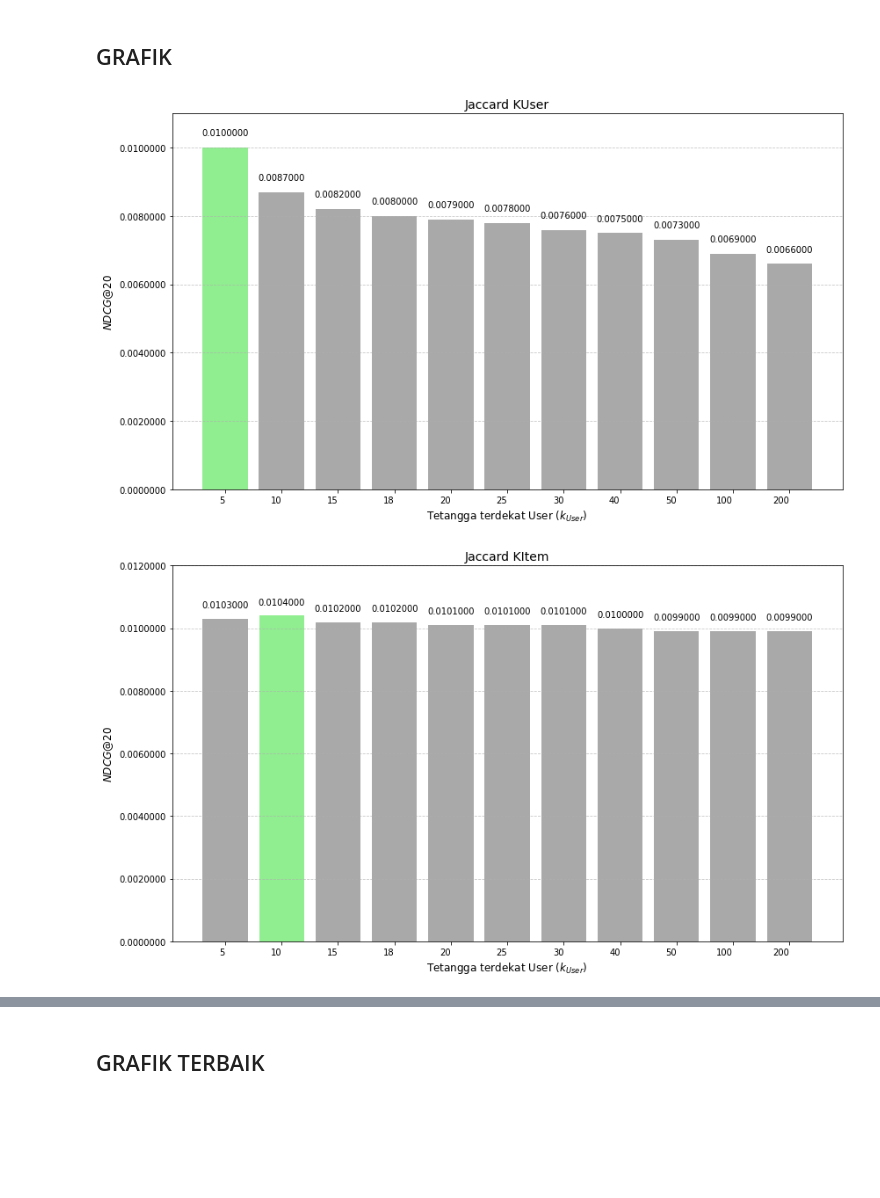
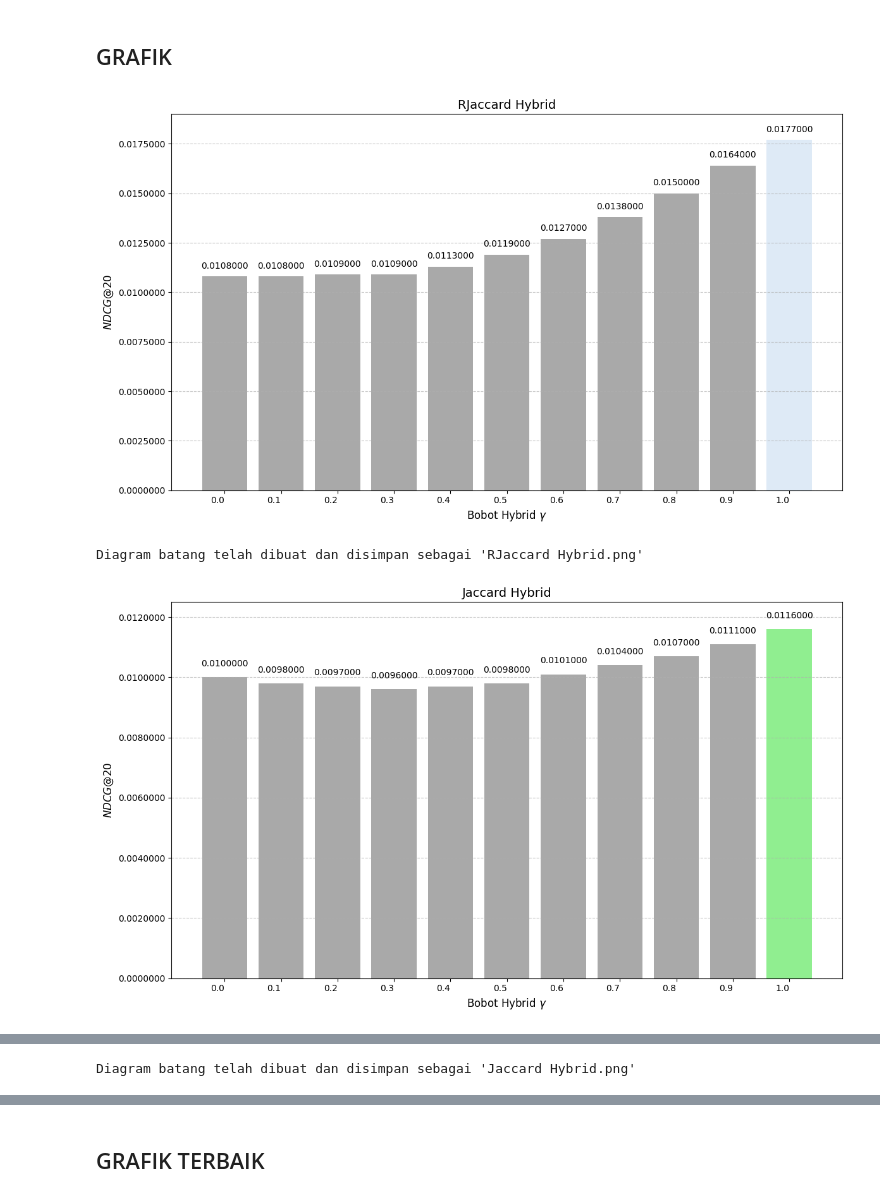
Before and after one commit to alfiiinur/setBasedImplentasi, a Jupyter notebook: evaluasi/NDCG.ipynb, the cells around one changed output, grey strips where cells are left out. Saved outputs shown, nothing was run; the diff lists cells and outputs as text; code cells hidden in the pictures; blank space fills up the shorter version.

```diff
--- a/evaluasi/NDCG.ipynb
+++ b/evaluasi/NDCG.ipynb
@@ -1407,7 +1407,7 @@ def plot_ndcg_bar_chart(x_labels_numeric, ndcg_values, title, filename, first_ba
     bars = plt.bar(x_labels_str, ndcg_values, color=colors)
 
     # Label sumbu
-    plt.xlabel('Tetangga terdekat User ($k_{User}$)', fontsize=12)
+    plt.xlabel('Bobot Hybrid $\gamma$', fontsize=12)
     plt.ylabel('$NDCG@20$', fontsize=12)
     plt.title(title, fontsize=14)
 
@@ -1428,51 +1428,54 @@ def plot_ndcg_bar_chart(x_labels_numeric, ndcg_values, title, filename, first_ba
     plt.tight_layout()
 
     # Simpan & tampilkan
-    # plt.savefig(f"../eda_Img/grafik_bab4/{filename}")
+    plt.savefig(f"../eda_Img/grafik_bab4/{filename}")
     plt.show()
-    # print(f"Diagram batang telah dibuat dan disimpan sebagai '{filename}'")
+    print(f"Diagram batang telah dibuat dan disimpan sebagai '{filename}'")
 # %%
 
 # Data untuk Jaccard
-x_jaccard = [5, 10, 15, 18, 20, 25, 30, 40, 50, 100, 200]
-ndcg_jaccard = [0.0100, 0.0087, 0.0082, 0.0080, 0.0079, 0.0078, 0.0076, 0.0075, 0.0073, 0.0069, 0.0066]
-plot_ndcg_bar_chart(x_jaccard, ndcg_jaccard, 'Jaccard KUser', 'Jaccard KUser.png', '#90EE90', 0.011)
+# x_jaccard = [5, 10, 15, 18, 20, 25, 30, 40, 50, 100, 200]
+# ndcg_jaccard = [0.0100, 0.0087, 0.0082, 0.0080, 0.0079, 0.0078, 0.0076, 0.0075, 0.0073, 0.0069, 0.0066]
+# plot_ndcg_bar_chart(x_jaccard, ndcg_jaccard, 'Jaccard KUser', 'Jaccard KUser.png', '#90EE90', 0.011)
 
 
-xi_Jaccard = [5, 10, 15, 18, 20, 25, 30, 40, 50, 100, 200]
-ndcg_JaccardItem = [0.0103, 0.0104, 0.0102, 0.0102, 0.0101, 0.0101, 0.0101, 0.0100, 0.0099, 0.0099, 0.0099]
-plot_ndcg_bar_chart(xi_Jaccard, ndcg_JaccardItem, 'Jaccard KItem', 'Jaccard KItem.png', '#90EE90', 0.012)
+# xi_Jaccard = [5, 10, 15, 18, 20, 25, 30, 40, 50, 100, 200]
+# ndcg_JaccardItem = [0.0103, 0.0104, 0.0102, 0.0102, 0.0101, 0.0101, 0.0101, 0.0100, 0.0099, 0.0099, 0.0099]
+# plot_ndcg_bar_chart(xi_Jaccard, ndcg_JaccardItem, 'Jaccard KItem', 'Jaccard KItem.png', '#90EE90', 0.012)
 
 # Data untuk RJ
-x_rj = [5, 10, 15, 18, 20, 25, 30, 40, 50, 100, 200]
-ndcg_rj = [0.0134, 0.0108, 0.0100, 0.0096, 0.0094, 0.0094, 0.0094, 0.0087, 0.0086, 0.0086, 0.0086]
-plot_ndcg_bar_chart(x_rj, ndcg_rj, 'RJ KUser', 'RJ KUser.png', '#DEEAF6', 0.015)
+# x_rj = [5, 10, 15, 18, 20, 25, 30, 40, 50, 100, 200]
+# ndcg_rj = [0.0134, 0.0108, 0.0100, 0.0096, 0.0094, 0.0094, 0.0094, 0.0087, 0.0086, 0.0086, 0.0086]
+# plot_ndcg_bar_chart(x_rj, ndcg_rj, 'RJ KUser', 'RJ KUser.png', '#DEEAF6', 0.015)
 
-xi_RJ = [5, 10, 15, 18, 20, 25, 30, 40, 50, 100, 200]
-ndcg_RJI = [0.0138,0.0134,0.0133,0.0134,0.0134,0.0134,0.0132,0.0133,0.0132,0.0133,0.0133]
-plot_ndcg_bar_chart(xi_RJ, ndcg_RJI, 'RJ KItem', 'RJ KItem.png', '#DEEAF6', 0.0156)
+# xi_RJ = [5, 10, 15, 18, 20, 25, 30, 40, 50, 100, 200]
+# ndcg_RJI = [0.0138,0.0134,0.0133,0.0134,0.0134,0.0134,0.0132,0.0133,0.0132,0.0133,0.0133]
+# plot_ndcg_bar_chart(xi_RJ, ndcg_RJI, 'RJ KItem', 'RJ KItem.png', '#DEEAF6', 0.0156)
 
+
+# hybrid
 
 HRJaccard = [0.0, 0.1, 0.2, 0.3, 0.4, 0.5, 0.6, 0.7, 0.8, 0.9, 1.0]
 HValueRJac = [0.0108, 0.0108, 0.0109, 0.0109, 0.0113, 0.0119, 0.0127, 0.0138, 0.0150, 0.0164, 0.0177]
-plot_ndcg_bar_chart(HRJaccard, HValueRJac, 'RJaccard KHybrid', 'RJaccard KHybrid.png', '#90EE90',  0.0190)
+plot_ndcg_bar_chart(HRJaccard, HValueRJac, 'RJaccard Hybrid', 'RJaccard Hybrid.png', '#DEEAF6',  0.0190)
 
 
 HJaccard = [0.0, 0.1, 0.2, 0.3, 0.4, 0.5, 0.6, 0.7, 0.8, 0.9, 1.0]
 HValuekJac = [0.0100, 0.0098, 0.0097, 0.0096, 0.0097, 0.0098, 0.0101, 0.0104, 0.0107, 0.0111, 0.0116]
-plot_ndcg_bar_chart(HJaccard, HValuekJac, 'JAC KHybrid', 'jac KHybrid.png', '#DEEAF6', 0.0125)
+plot_ndcg_bar_chart(HJaccard, HValuekJac, 'Jaccard Hybrid', 'Jaccard Hybrid.png', '#90EE90', 0.0125)
 
 
 
 # hasil variasi parameter terbaik
-JacTerbaik = [1,2,3,4,5]
-ndcgJacTerbaik = [0.017711,0.013160, 0.008150, 0.006749,0.00466]
-plot_ndcg_bar_chart(JacTerbaik, ndcgJacTerbaik, 'Jaccard KHybrid Terbaik', 'Jaccard KHybrid Terbaik.png', '#90EE90', 0.02)
+# JacTerbaik = [1,2,3,4,5]
+# ndcgJacTerbaik = [0.017711,0.013160, 0.008150, 0.006749,0.00466]
+# plot_ndcg_bar_chart(JacTerbaik, ndcgJacTerbaik, 'Jaccard KHybrid Terbaik', 'Jaccard KHybrid Terbaik.png', '#90EE90', 0.02)
 
 
-RJTerbaik = [1,2,3,4,5]
-ndcgRJTerbaik = [0.026783, 0.017482, 0.013576, 0.010636, 0.007248]
-plot_ndcg_bar_chart(RJTerbaik, ndcgRJTerbaik, 'RJ KHybrid Terbaik', 'RJ KHybrid Terbaik.png', '#DEEAF6', 0.03)
+# RJTerbaik = [1,2,3,4,5]
+# ndcgRJTerbaik = [0.026783, 0.017482, 0.013576, 0.010636, 0.007248]
+# plot_ndcg_bar_chart(RJTerbaik, ndcgRJTerbaik, 'RJ KHybrid Terbaik', 'RJ KHybrid Terbaik.png', '#DEEAF6', 0.03)
 # %% [output]
-[figure, old version]
+[figure, new version]
+Diagram batang telah dibuat dan disimpan sebagai 'RJaccard Hybrid.png'
-[figure, old version]
+[figure, new version]
@@ -1485,3 +1482,4 @@ plot_ndcg_bar_chart(RJTerbaik, ndcgRJTerbaik, 'RJ KHybrid Terbaik', 'RJ KHybrid
+Diagram batang telah dibuat dan disimpan sebagai 'Jaccard Hybrid.png'
 # %%
 joblib.load("../case/NDCG/Jac/hybridTerbaik/1/5_10_1_ndcg.joblib")
 # %% [output]
```
Also changed, not shown: parts of 1 cell of this notebook, 8 other files.
